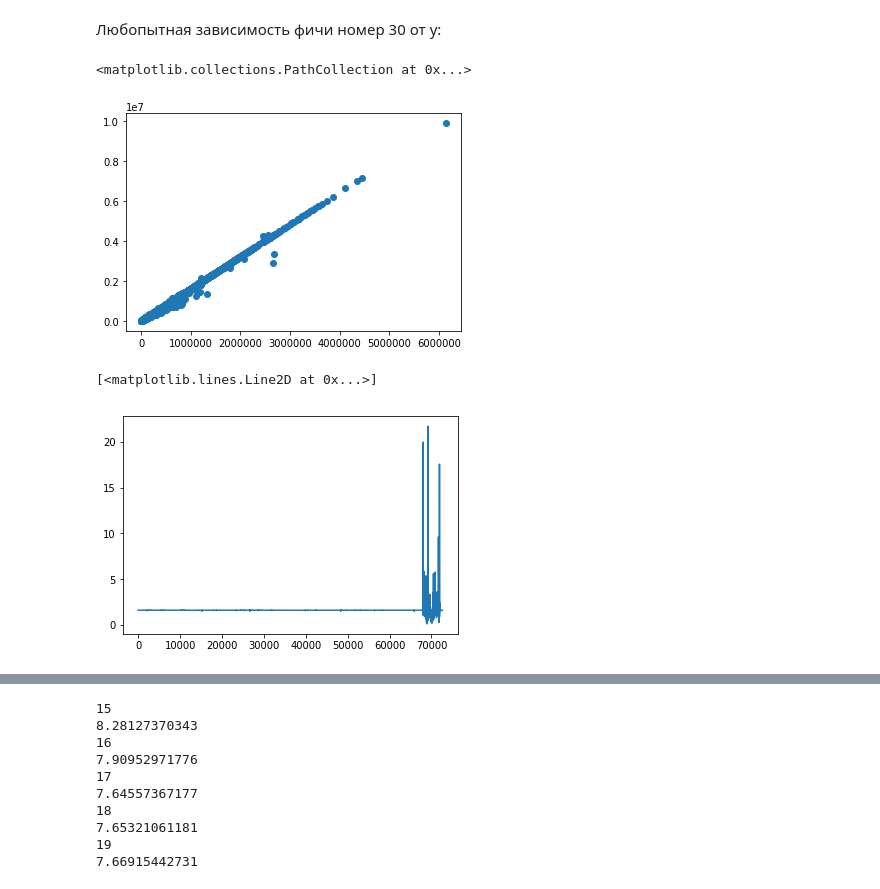
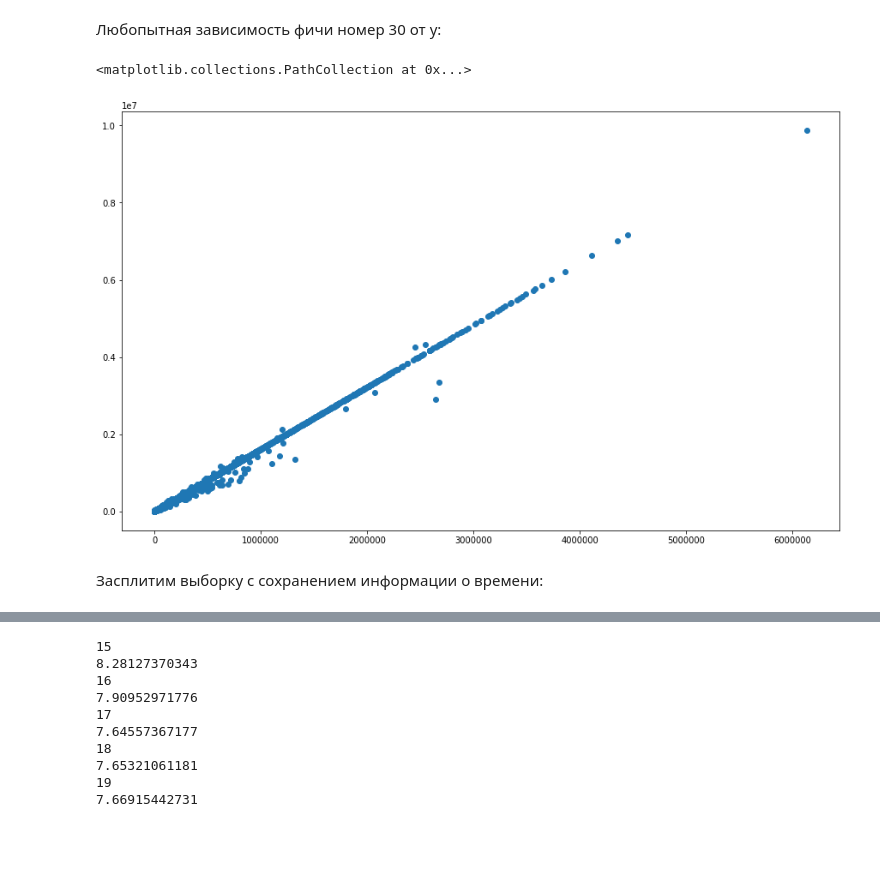
Before and after one commit to SecurityQQ/Machine-Learning-at-MIPT, a Jupyter notebook: homeworks/3/Malyshev_Kaggle_wo_sht.ipynb, the cells around one changed output, grey strips where cells are left out. Cells and saved outputs as stored; diff of their text form; code cells hidden in the pictures; blank space fills up the shorter version.

```diff
--- a/homeworks/3/Malyshev_Kaggle_wo_sht.ipynb
+++ b/homeworks/3/Malyshev_Kaggle_wo_sht.ipynb
@@ -171,15 +175,13 @@ for i in range(1, 31):
 # %% [markdown]
 Любопытная зависимость фичи номер 30 от y:
 # %%
+plt.figure(figsize=(15,9))
 plt.scatter(merged_table['f30'], merged_table['y'])
 # %% [output]
 <matplotlib.collections.PathCollection at 0x...>
-[figure, old version]
+[figure, new version]
-# %%
-plt.plot(merged_table['y']/merged_table['f30'])
-# %% [output]
-[<matplotlib.lines.Line2D at 0x...>]
-[figure, removed]
+# %% [markdown]
+Засплитим выборку с сохранением информации о времени:
 # %%
 secret_test = pd.read_csv("train.tsv")[70000:]
 secret_train = pd.read_csv("train.tsv")[:70000]
```
Also changed, not shown: parts of 12 cells of this notebook.
